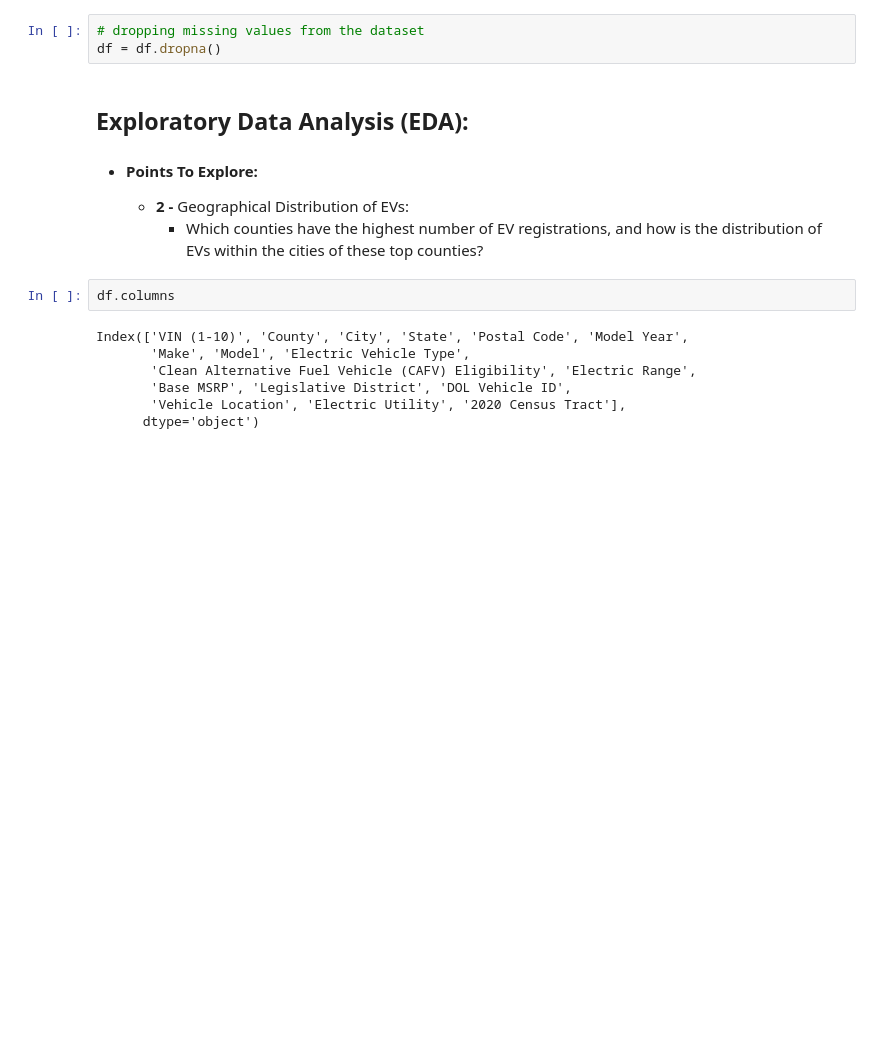
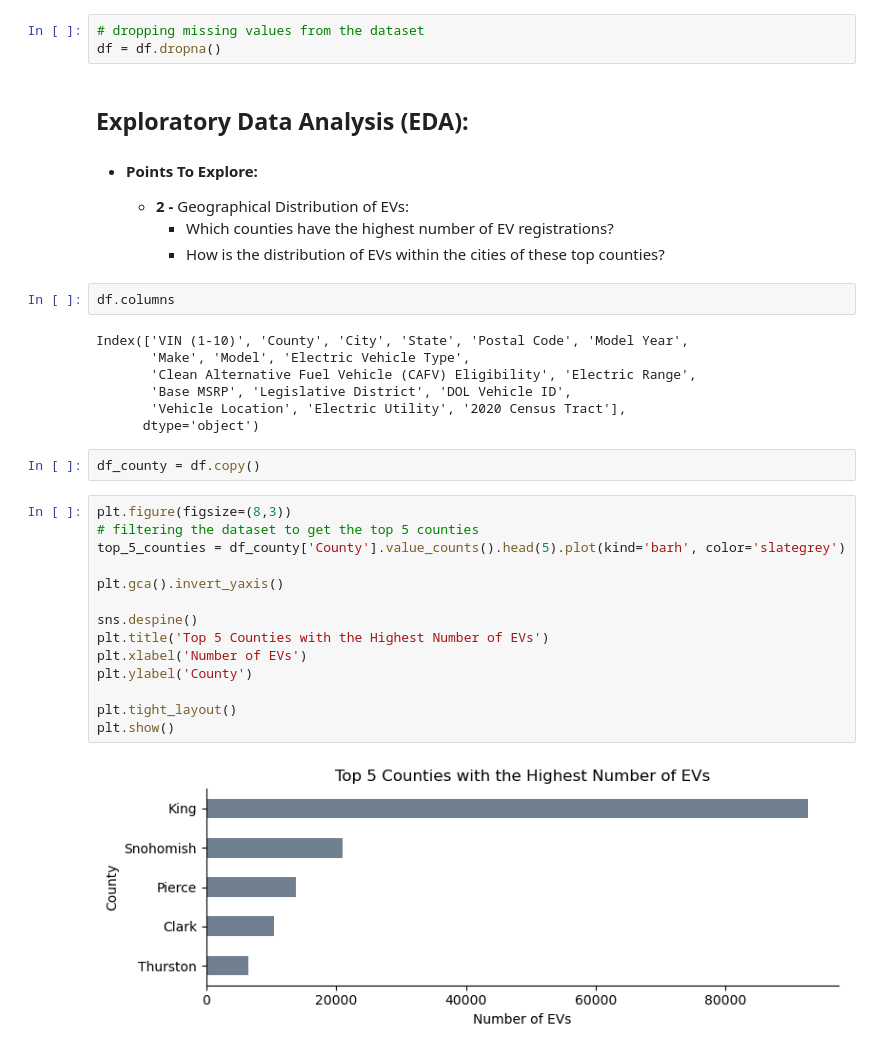
Before and after one commit to modyreturn/Data-Analysis-Projects, a Jupyter notebook: EVs Market Analysis/2_EVs_Geographical_Dist.ipynb, the cells around one changed output. Drawn from its saved outputs; the diff is of its cells as text; blank space fills up the shorter version.

```diff
--- a/EVs Market Analysis/2_EVs_Geographical_Dist.ipynb
+++ b/EVs Market Analysis/2_EVs_Geographical_Dist.ipynb
@@ -52,7 +52,8 @@ df = df.dropna()
 ## Exploratory Data Analysis (EDA):
 - #### **Points To Explore:**
      -   **2 -** Geographical Distribution of EVs:
-          -  Which counties have the highest number of EV registrations, and how is the distribution of EVs within the cities of these top counties?
+          -    Which counties have the highest number of EV registrations?
+          -    How is the distribution of EVs within the cities of these top counties?
 # %%
 df.columns
 # %% [output]
@@ -62,3 +63,21 @@ Index(['VIN (1-10)', 'County', 'City', 'State', 'Postal Code', 'Model Year',
        'Base MSRP', 'Legislative District', 'DOL Vehicle ID',
        'Vehicle Location', 'Electric Utility', '2020 Census Tract'],
       dtype='object')
+# %%
+df_county = df.copy()
+# %%
+plt.figure(figsize=(8,3))
+# filtering the dataset to get the top 5 counties
+top_5_counties = df_county['County'].value_counts().head(5).plot(kind='barh', color='slategrey')
+
+plt.gca().invert_yaxis()
+
+sns.despine()
+plt.title('Top 5 Counties with the Highest Number of EVs')
+plt.xlabel('Number of EVs')
+plt.ylabel('County')
+
+plt.tight_layout()
+plt.show()
+# %% [output]
+[figure, added]
```
Also changed, not shown: parts of 6 cells of this notebook, 3 other files.
